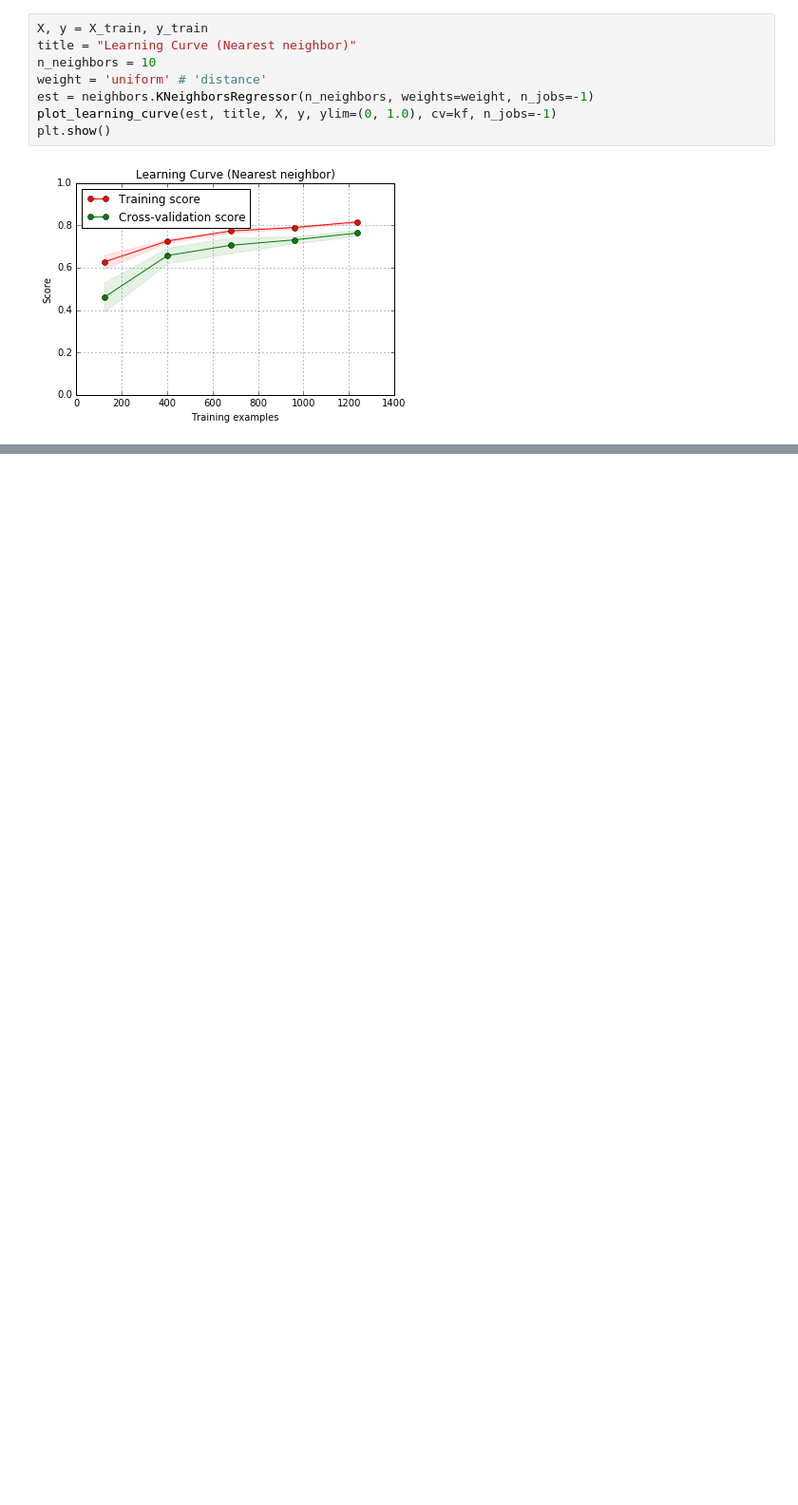
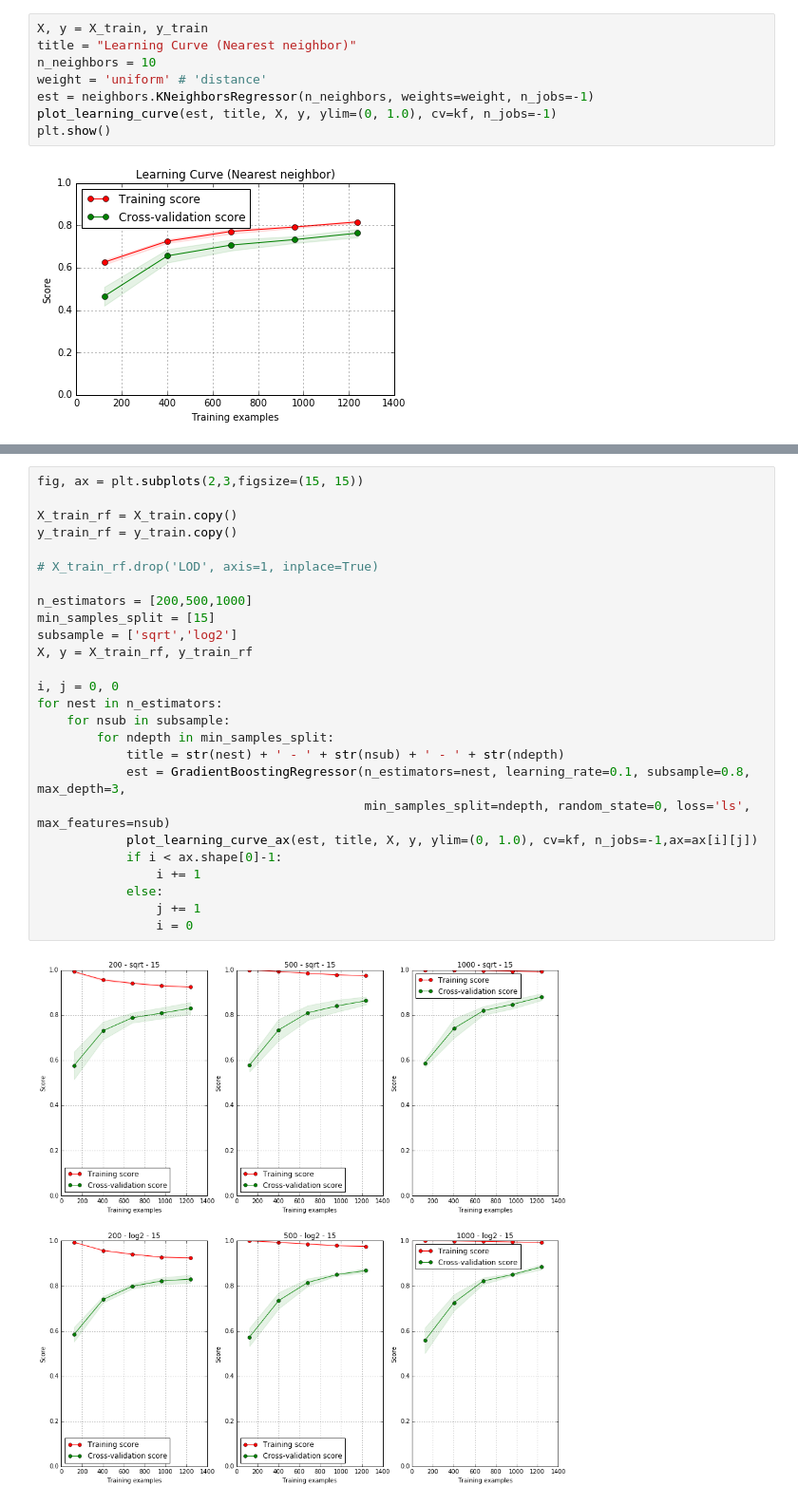
Before and after one commit to cleipski/CropPredict, a Jupyter notebook: 06_algorithm_selection.ipynb, the cells around one changed output, grey strips where cells are left out. Shown: that part at 95% size. Drawn from its saved outputs; the diff is of its cells as text; blank space fills up the shorter version.

```diff
--- a/06_algorithm_selection.ipynb
+++ b/06_algorithm_selection.ipynb
@@ -500,0 +598,28 @@ plt.show()
+# %%
+fig, ax = plt.subplots(2,3,figsize=(15, 15))
+
+X_train_rf = X_train.copy()
+y_train_rf = y_train.copy()
+
+# X_train_rf.drop('LOD', axis=1, inplace=True)
+
+n_estimators = [200,500,1000]
+min_samples_split = [15]
+subsample = ['sqrt','log2']
+X, y = X_train_rf, y_train_rf
+
+i, j = 0, 0
+for nest in n_estimators:
+    for nsub in subsample:
+        for ndepth in min_samples_split:
+            title = str(nest) + ' - ' + str(nsub) + ' - ' + str(ndepth)
+            est = GradientBoostingRegressor(n_estimators=nest, learning_rate=0.1, subsample=0.8, max_depth=3,
+                                            min_samples_split=ndepth, random_state=0, loss='ls', max_features=nsub)
+            plot_learning_curve_ax(est, title, X, y, ylim=(0, 1.0), cv=kf, n_jobs=-1,ax=ax[i][j])
+            if i < ax.shape[0]-1:
+                i += 1
+            else:
+                j += 1
+                i = 0
+# %% [output]
+[figure, added]
```
Also changed, not shown: parts of 40 cells of this notebook.
